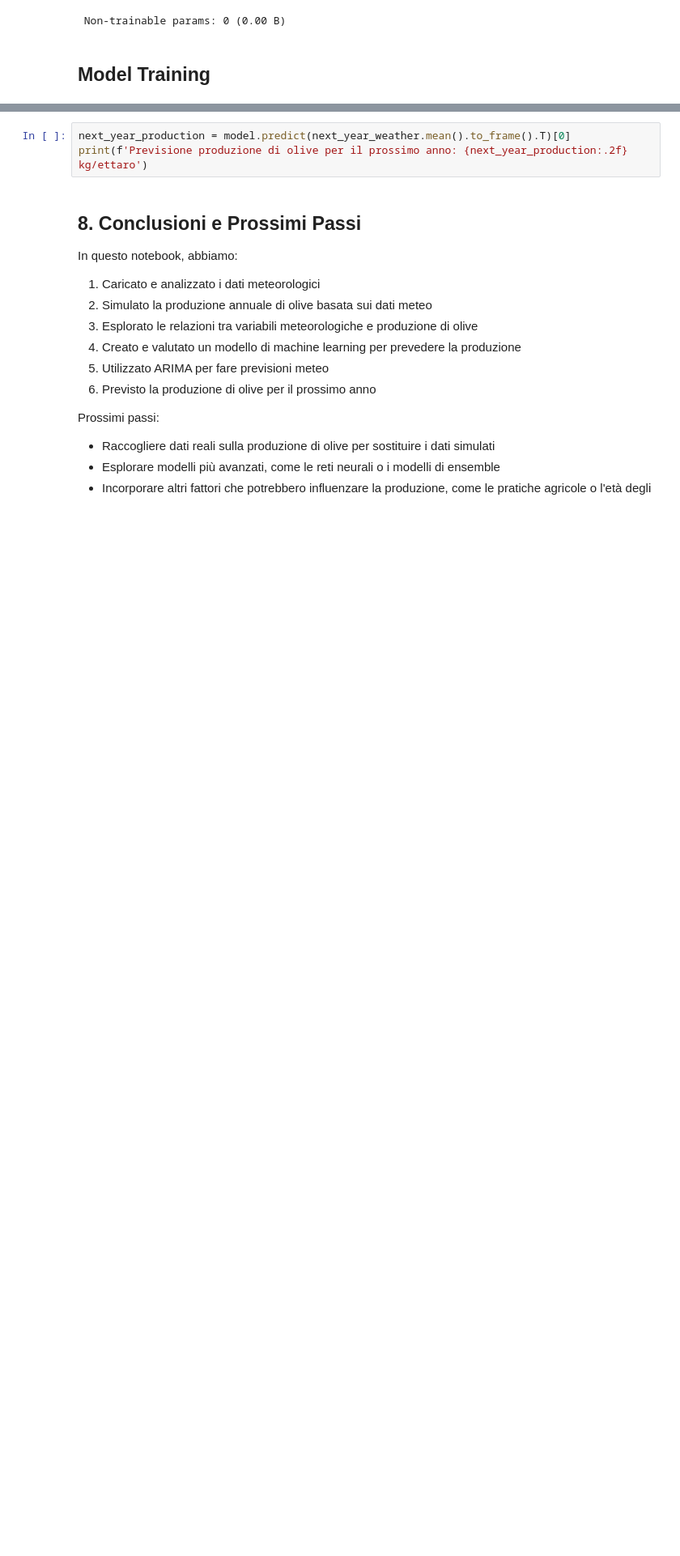
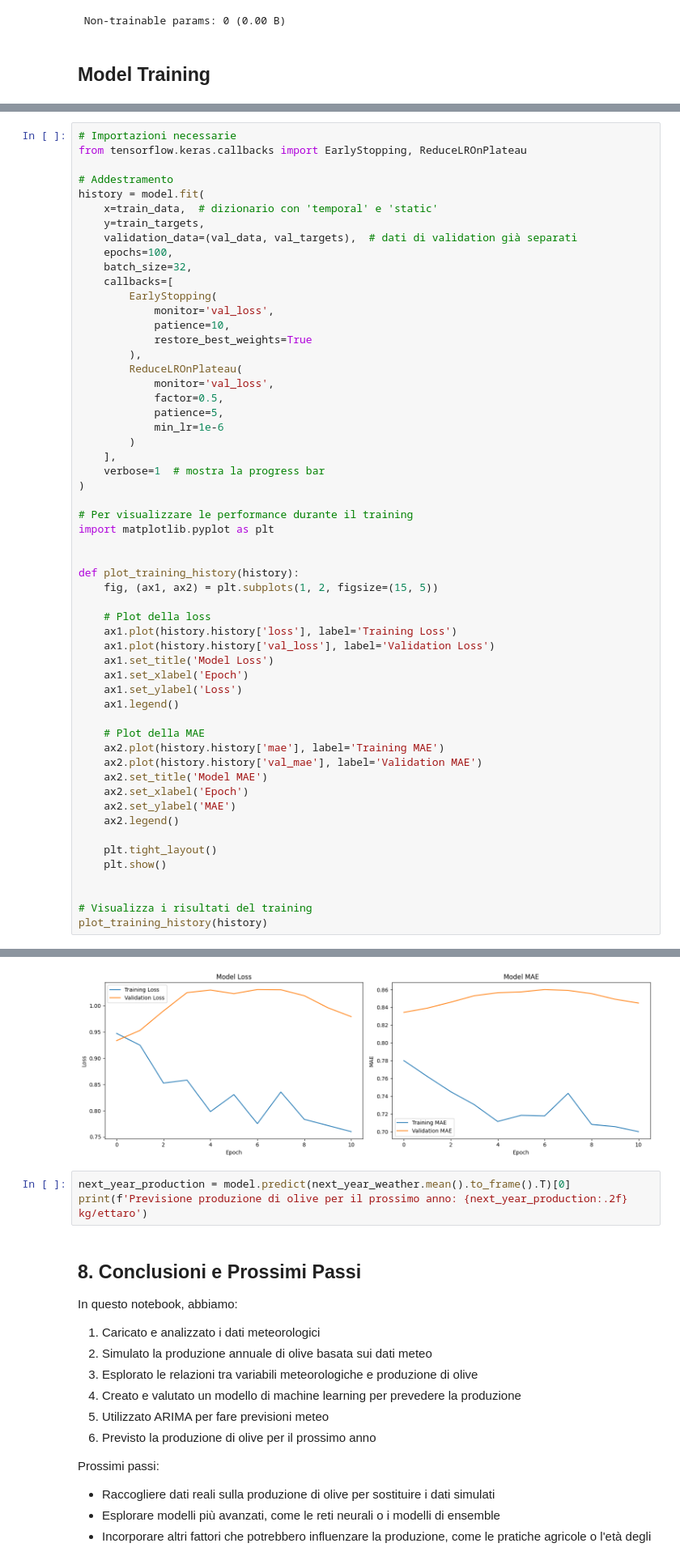
Before and after one commit to giuseppenucifora/tesi-pegaso, a Jupyter notebook: olive-oil-production-analysis-notebook.ipynb, the cells around one changed output, grey strips where cells are left out. Shown at 81% size. Cells and saved outputs as stored; diff of their text form; blank space fills up the shorter version.

```diff
--- a/olive-oil-production-analysis-notebook.ipynb
+++ b/olive-oil-production-analysis-notebook.ipynb
@@ -1738,0 +1747,57 @@ Detected at node gradient_tape/compile_loss/mse/sub/BroadcastGradientArgs define
+# %%
+# Importazioni necessarie
+from tensorflow.keras.callbacks import EarlyStopping, ReduceLROnPlateau
+
+# Addestramento
+history = model.fit(
+    x=train_data,  # dizionario con 'temporal' e 'static'
+    y=train_targets,
+    validation_data=(val_data, val_targets),  # dati di validation già separati
+    epochs=100,
+    batch_size=32,
+    callbacks=[
+        EarlyStopping(
+            monitor='val_loss',
+            patience=10,
+            restore_best_weights=True
+        ),
+        ReduceLROnPlateau(
+            monitor='val_loss',
+            factor=0.5,
+            patience=5,
+            min_lr=1e-6
+        )
+    ],
+    verbose=1  # mostra la progress bar
+)
+
+# Per visualizzare le performance durante il training
+import matplotlib.pyplot as plt
+
+
+def plot_training_history(history):
+    fig, (ax1, ax2) = plt.subplots(1, 2, figsize=(15, 5))
+
+    # Plot della loss
+    ax1.plot(history.history['loss'], label='Training Loss')
+    ax1.plot(history.history['val_loss'], label='Validation Loss')
+    ax1.set_title('Model Loss')
+    ax1.set_xlabel('Epoch')
+    ax1.set_ylabel('Loss')
+    ax1.legend()
+
+    # Plot della MAE
+    ax2.plot(history.history['mae'], label='Training MAE')
+    ax2.plot(history.history['val_mae'], label='Validation MAE')
+    ax2.set_title('Model MAE')
+    ax2.set_xlabel('Epoch')
+    ax2.set_ylabel('MAE')
+    ax2.legend()
+
+    plt.tight_layout()
+    plt.show()
+
+
+# Visualizza i risultati del training
+plot_training_history(history)
+# %% [output]
@@ -1739,3 +1821,4 @@ Detected at node gradient_tape/compile_loss/mse/sub/BroadcastGradientArgs define
+[figure, added]
 # %%
 next_year_production = model.predict(next_year_weather.mean().to_frame().T)[0]
 print(f'Previsione produzione di olive per il prossimo anno: {next_year_production:.2f} kg/ettaro')
```
Also changed, not shown: parts of 19 cells of this notebook.
